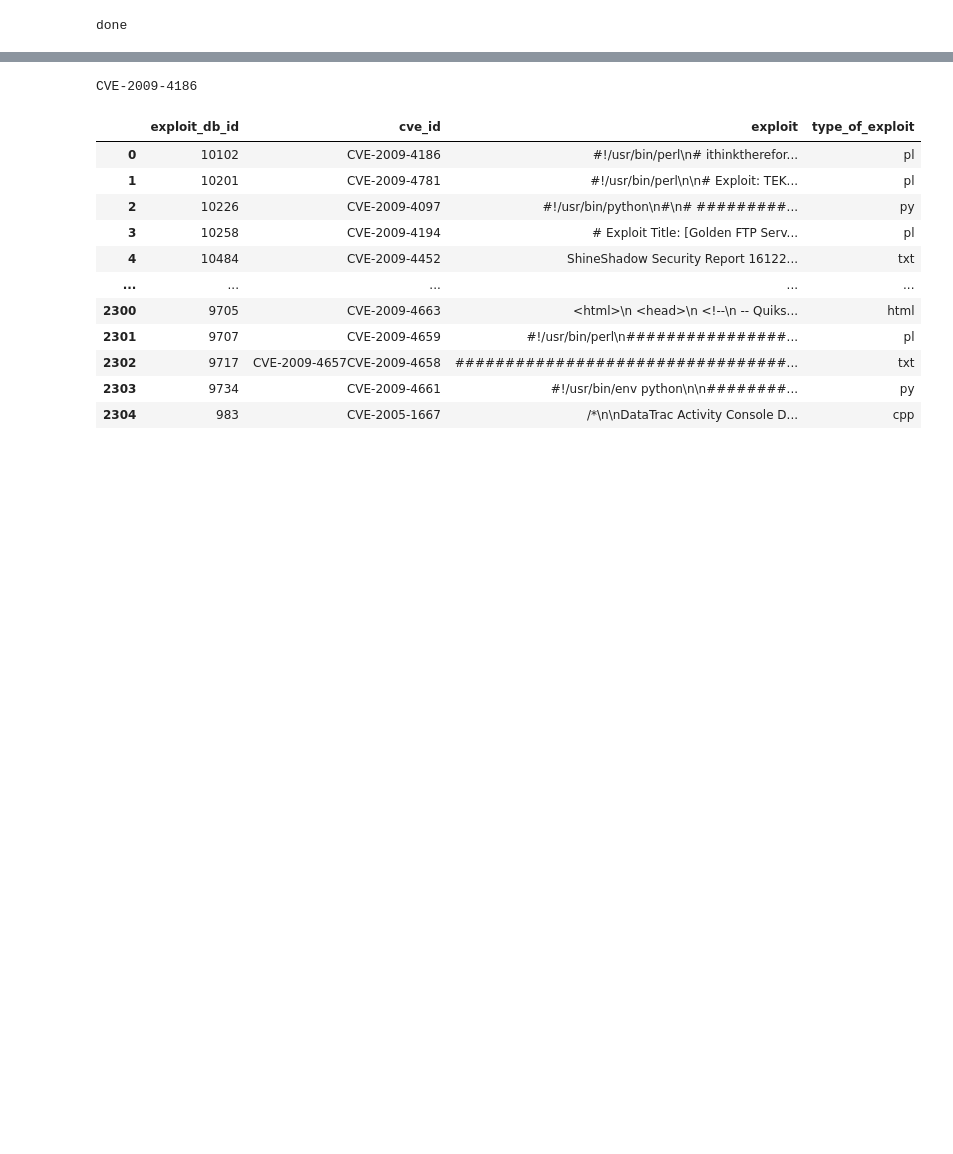
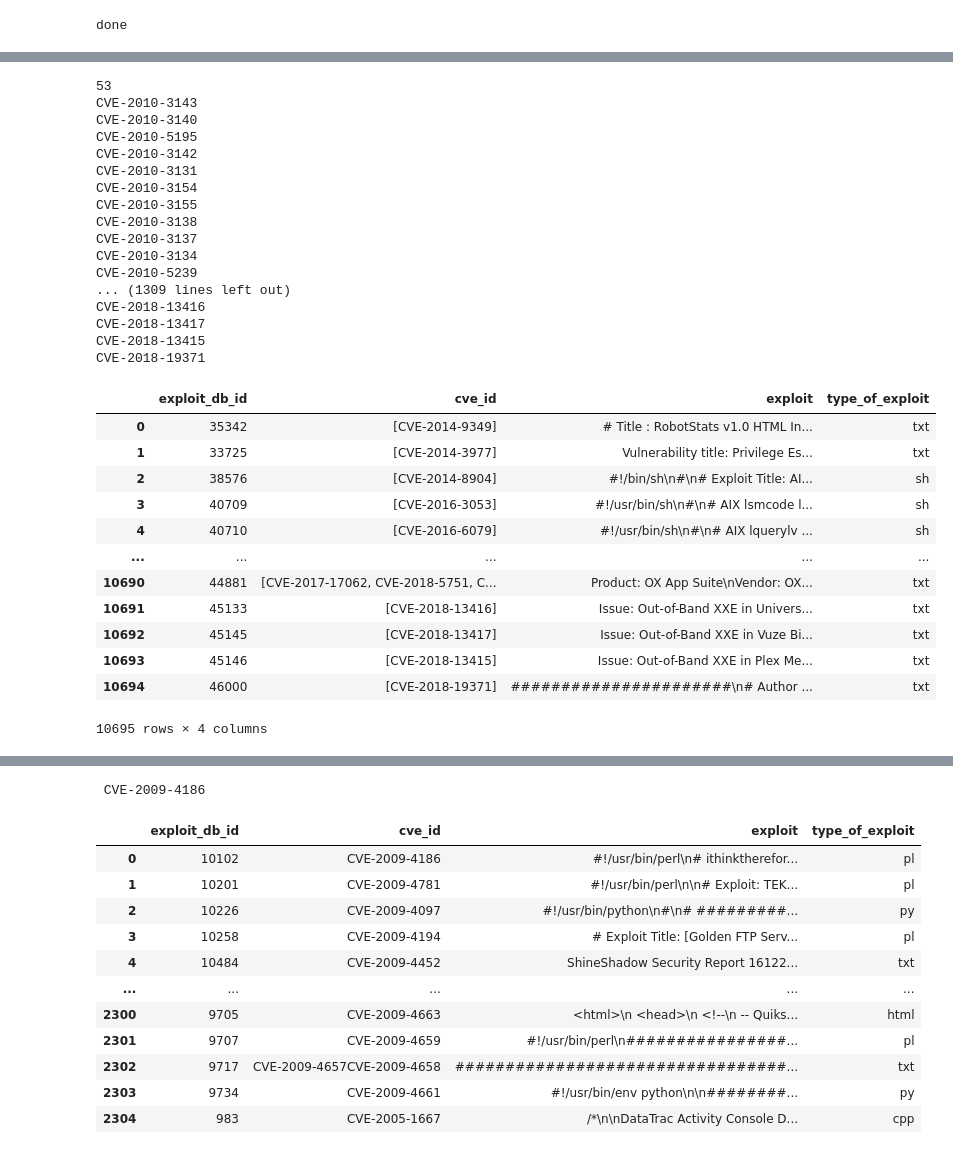
Before and after one commit to mattiapocci/poc_detection, a Jupyter notebook: get_vulnerabilities.ipynb, the cells around one changed output, grey strips where cells are left out. Saved outputs shown, nothing was run; the diff lists cells and outputs as text; code cells hidden in the pictures; blank space fills up the shorter version.

```diff
--- a/get_vulnerabilities.ipynb
+++ b/get_vulnerabilities.ipynb
@@ -19,0 +45,48 @@ Loaded cve_with_exploits
+# %%
+complete_cve_with_exploits = pd.DataFrame(columns=["exploit_db_id", "cve_id", "exploit", "type_of_exploit"])
+for index, row in completecve_exploitdb_exploits.iterrows():
+    exploit_id = row['id'].split('.')[0]
+    # print(exploit_id)
+    type_of_exploit = row['id'].split('.')[1]
+    # print(type_of_exploit)
+    exploit = row['exploit']
+    # print(exploit)
+    cve_id = exploit_db_cve[exploit_db_cve['exploit_db_id'] == exploit_id]
+    if not (cve_id.empty):
+        cve_id = (cve_id['cve_id']).array[0].split(' ')[1:]
+        cveid = " ".join(str(x) for x in cve_id)
+        print((cveid))
+        r = pd.DataFrame([[exploit_id, cve_id, exploit,type_of_exploit]], columns=["exploit_db_id", "cve_id", "exploit", "type_of_exploit"])
+        complete_cve_with_exploits = complete_cve_with_exploits.append(r,ignore_index=True)
+complete_cve_with_exploits
+# %% [output]
+53
+CVE-2010-3143
+CVE-2010-3140
+CVE-2010-5195
+CVE-2010-3142
+CVE-2010-3131
+CVE-2010-3154
+CVE-2010-3155
+CVE-2010-3138
+CVE-2010-3137
+CVE-2010-3134
+CVE-2010-5239
+... (1309 lines left out)
+CVE-2018-13416
+CVE-2018-13417
+CVE-2018-13415
+CVE-2018-19371
+|  | exploit_db_id | cve_id | exploit | type_of_exploit |
+| 0 | 35342 | [CVE-2014-9349] | # Title : RobotStats v1.0 HTML In... | txt |
+| 1 | 33725 | [CVE-2014-3977] | Vulnerability title: Privilege Es... | txt |
+| 2 | 38576 | [CVE-2014-8904] | #!/bin/sh\n#\n# Exploit Title: AI... | sh |
+| 3 | 40709 | [CVE-2016-3053] | #!/usr/bin/sh\n#\n# AIX lsmcode l... | sh |
+| 4 | 40710 | [CVE-2016-6079] | #!/usr/bin/sh\n#\n# AIX lquerylv ... | sh |
+| ... | ... | ... | ... | ... |
+| 10690 | 44881 | [CVE-2017-17062, CVE-2018-5751, C... | Product: OX App Suite\nVendor: OX... | txt |
+| 10691 | 45133 | [CVE-2018-13416] | Issue: Out-of-Band XXE in Univers... | txt |
+| 10692 | 45145 | [CVE-2018-13417] | Issue: Out-of-Band XXE in Vuze Bi... | txt |
+| 10693 | 45146 | [CVE-2018-13415] | Issue: Out-of-Band XXE in Plex Me... | txt |
+| 10694 | 46000 | [CVE-2018-19371] | ######################\n# Author ... | txt |
+10695 rows × 4 columns
```
Also changed, not shown: parts of 9 cells of this notebook, 1 other file.
